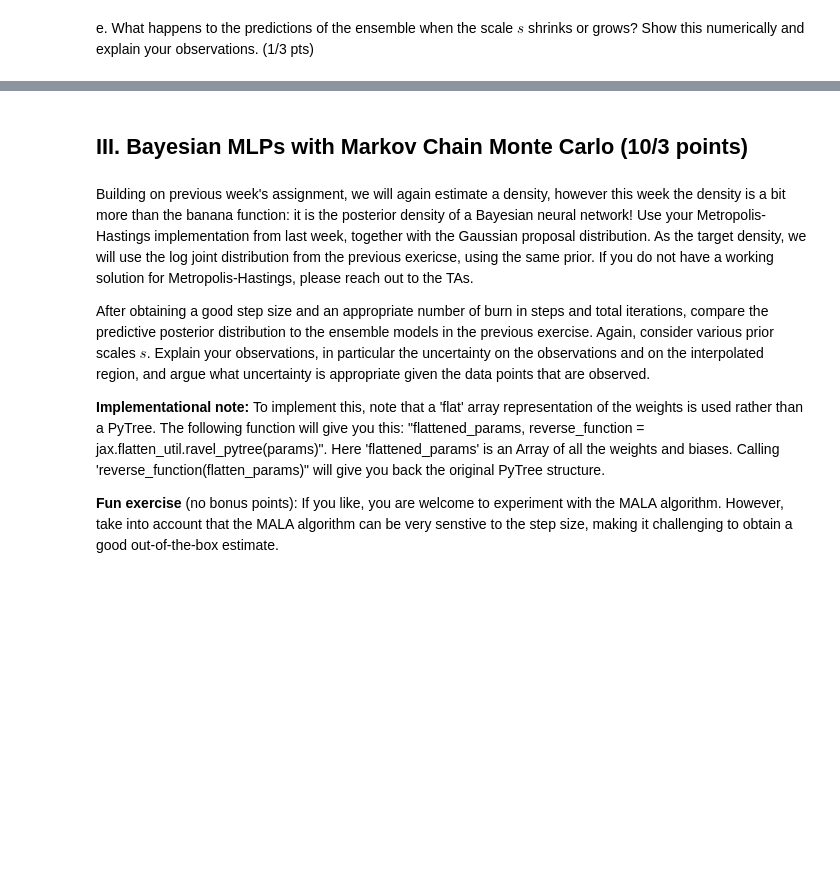
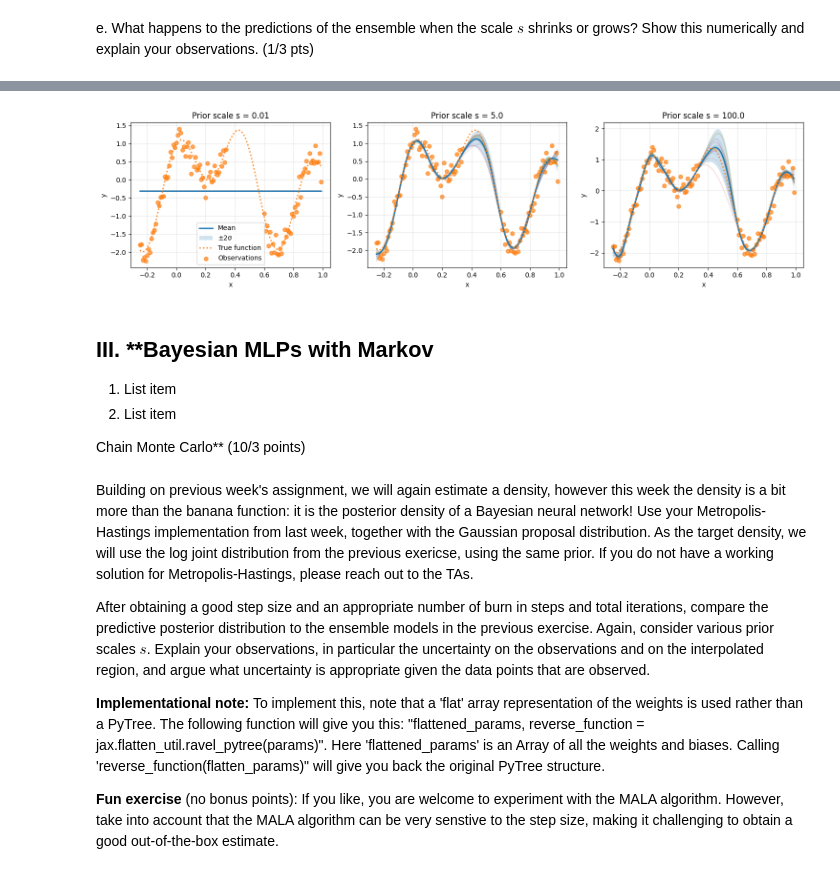
Before and after one commit to TejasDharmale/Bayesian-machine-learning-assignment, a Jupyter notebook: A2BNNs.ipynb, the cells around one changed output, grey strips where cells are left out. Drawn from its saved outputs; the diff is of its cells as text; code cells hidden in the pictures; blank space fills up the shorter version.

```diff
--- a/A2BNNs.ipynb
+++ b/A2BNNs.ipynb
@@ -319,0 +676,63 @@ yoru answer here
+# %%
+fig, axes = plt.subplots(1, 3, figsize=(15, 4))
+
+for ax, s in zip(axes, s_values):
+
+    preds = results[s]["preds"]
+
+    mean_pred = jnp.mean(preds, axis=0)
+    std_pred = jnp.std(preds, axis=0)
+
+    # Plot all ensemble networks
+    for i in range(m):
+        ax.plot(
+            xs_dense,
+            preds[i],
+            alpha=0.15
+        )
+
+    # Mean prediction
+    ax.plot(
+        xs_dense,
+        mean_pred,
+        linewidth=2,
+        label="Mean"
+    )
+
+    # Uncertainty
+    ax.fill_between(
+        xs_dense.squeeze(),
+        mean_pred - 2 * std_pred,
+        mean_pred + 2 * std_pred,
+        alpha=0.2,
+        label="±2σ"
+    )
+
+    # True function
+    ax.plot(
+        xs_dense,
+        ys_dense,
+        linestyle=":",
+        linewidth=2,
+        label="True function"
+    )
+
+    # Training data
+    ax.scatter(
+        xs,
+        ys,
+        alpha=0.7,
+        label="Observations"
+    )
+
+    ax.set_title(f"Prior scale s = {s}")
+    ax.set_xlabel("x")
+    ax.set_ylabel("y")
+    ax.grid(alpha=0.3)
+
+axes[0].legend()
+
+plt.tight_layout()
+plt.show()
+# %% [output]
+[figure, added]
@@ -320,5 +745,10 @@ yoru answer here
 # %% [markdown]
-## III. **Bayesian MLPs with Markov Chain Monte Carlo** (10/3 points)
+## III. **Bayesian MLPs with Markov
+
+1.   List item
+2.   List item
+
+Chain Monte Carlo** (10/3 points)
 # %% [markdown]
 Building on previous week's assignment, we will again estimate a density, however this week the density is a bit more than the banana function: it is the posterior density of a Bayesian neural network!
 Use your Metropolis-Hastings implementation from last week, together with the Gaussian proposal distribution. As the target density, we will use the log joint distribution from the previous exericse, using the same prior. If you do not have a working solution for Metropolis-Hastings, please reach out to the TAs.
```
Also changed, not shown: parts of 28 cells of this notebook.
